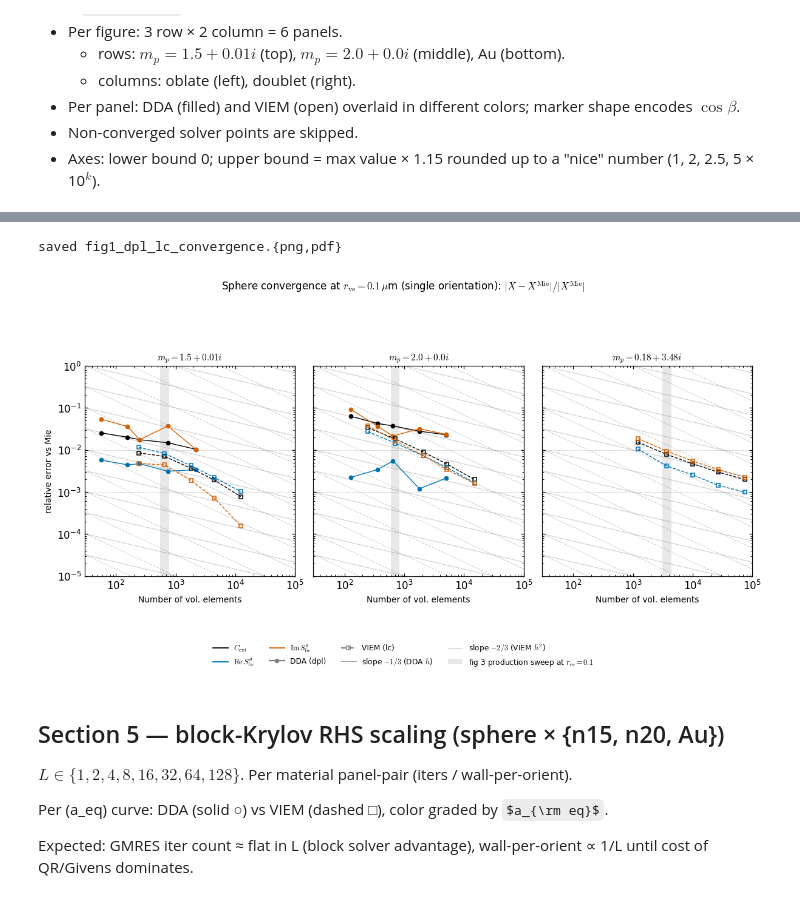
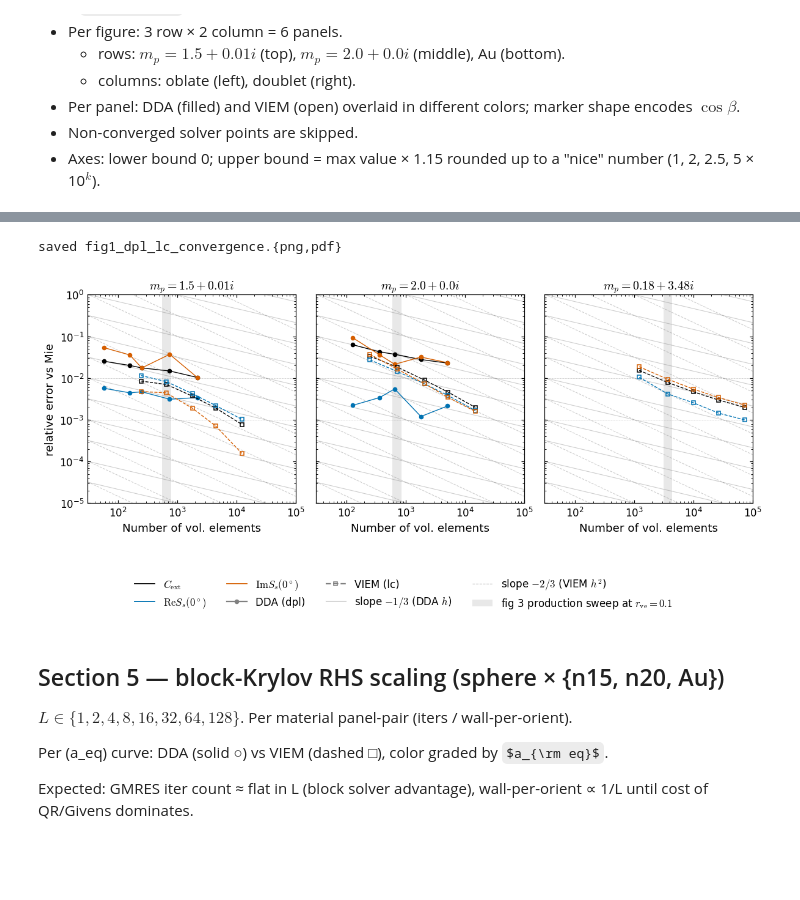
Before and after one commit to NobuhiroMoteki/block-DDA_Py, a Jupyter notebook: dda_results/paper/plot_paper_results.ipynb, the cells around one changed output, grey strips where cells are left out. Drawn from its saved outputs; the diff is of its cells as text; code cells hidden in the pictures; some formulas as TeX source; blank space fills up the shorter version.

```diff
--- a/dda_results/paper/plot_paper_results.ipynb
+++ b/dda_results/paper/plot_paper_results.ipynb
@@ -63,9 +63,9 @@ MATERIAL_LABEL = {
 }
 SHAPE_LABEL = {
     'sphere':  'sphere',
-    'oblate':  'oblate (3:3:1)',
+    'oblate':  r'$\mathrm{oblate}\ (3{:}3{:}1)$',
     'gre':     r'GRE ($\beta_{\rm gre}=0.2$)',
-    'doublet': 'doublet (gap=0.1R)',
+    'doublet': r'$\mathrm{doublet}\ (\mathrm{gap}{=}0.1R)$',
 }
 RVE_LATEX  = r'$r_{\rm ve}$'
 RVE_LABEL  = r'$r_{\rm ve}$ [$\mu$m]'
@@ -75,11 +75,13 @@ plt.rcParams.update({
     'savefig.dpi': 150,
     'axes.grid': False,
     'legend.frameon': False,
-    'legend.fontsize': 8,
-    'axes.labelsize': 9,
-    'axes.titlesize': 10,
+    'legend.fontsize': 11,
+    'axes.labelsize': 12,
+    'axes.titlesize': 12,
     'mathtext.fontset': 'cm',
-    'font.size': 9,
+    'font.size': 11,
+    'xtick.labelsize': 9,
+    'ytick.labelsize': 9,
 })
 
 DDA_KW  = dict(marker='o', s=10, alpha=0.35, c='C0', edgecolors='none', label='DDA')
@@ -739,8 +743,8 @@ from matplotlib.patches import Patch
 
 CONV_OBS = [
     ('C_ext',      'C_ext_mie', r'$C_{\rm ext}$',                       'real'),
-    ('S_fw_theta', 'S_fw_mie',  r'$\mathrm{Re}\,S_{\rm fw}^{\theta}$', 'real'),
-    ('S_fw_theta', 'S_fw_mie',  r'$\mathrm{Im}\,S_{\rm fw}^{\theta}$', 'imag'),
+    ('S_fw_theta', 'S_fw_mie',  r'$\mathrm{Re}S_s(0^\circ)$', 'real'),
+    ('S_fw_theta', 'S_fw_mie',  r'$\mathrm{Im}S_s(0^\circ)$', 'imag'),
 ]
 # Colour distinguishes the observable.  CUD-safe palette (Wong 2011):
 # black for C_ext as the neutral 'total' cross-section, blue/vermillion
@@ -796,9 +800,6 @@ def _ref_value(d, ref_key, kind):
 def plot_phase4(save=True):
     fig, axes = plt.subplots(1, len(MATERIALS), figsize=(11, 5.8),
                               sharex=True, sharey=True)
-    fig.suptitle(r'Sphere convergence at $r_{\rm ve}=0.1\,\mu$m '
-                 r'(single orientation): $|X-X^{\rm Mie}|/|X^{\rm Mie}|$',
-                 y=1.02, fontsize=11)
     obs_colors = PHASE4_OBS_COLORS
 
     for j, mat in enumerate(MATERIALS):
@@ -881,7 +882,7 @@ def plot_phase4(save=True):
                         labelsize=11)
         # Force square axis box (fig 2 panels are also nearly square).
         ax.set_box_aspect(1.0)
-        ax.set_title(MATERIAL_LABEL[mat])
+        ax.set_title(MATERIAL_LABEL[mat], fontsize=13)
         ax.set_xlabel('Number of vol. elements')
         if j == 0:
             ax.set_ylabel('relative error vs Mie')
@@ -889,36 +890,36 @@ def plot_phase4(save=True):
     # Fixed panel limits propagated by sharex/sharey.
     axes[0].set_xlim(*PHASE4_XLIM)
     axes[0].set_ylim(*PHASE4_YLIM)
 
     handles_obs = [Line2D([], [], color=c, lw=1.2, label=latex)
                    for c, (_, _, latex, _) in zip(obs_colors, CONV_OBS)]
     handles_src = [
         Line2D([], [], color='gray', ls='-',  marker='o', markersize=4, label='DDA (dpl)'),
         Line2D([], [], color='gray', ls='--', marker='s', markersize=4,
                mfc='none', label='VIEM (lc)'),
     ]
     handles_slope = [
         Line2D([], [], color='gray', ls='-',  lw=0.7, alpha=0.7,
                label=r'slope $-1/3$ (DDA $h$)'),
         Line2D([], [], color='gray', ls='--', lw=0.7, alpha=0.7,
                label=r'slope $-2/3$ (VIEM $h^2$)'),
     ]
     handles_extra = [
         Patch(facecolor='gray', alpha=0.18, edgecolor='none',
                label=r'fig 3 production sweep at $r_{\rm ve}=0.1$'),
     ]
     fig.legend(handles=handles_obs + handles_src + handles_slope + handles_extra,
-                ncol=4, loc='lower center', bbox_to_anchor=(0.5, 0.0), fontsize=8)
-    plt.tight_layout(rect=(0, 0.14, 1, 0.97))
+                ncol=4, loc='lower center', bbox_to_anchor=(0.5, 0.0), fontsize=11)
+    plt.tight_layout(rect=(0, 0.14, 1, 0.99))
     if save:
         save_fig(fig, 'fig1_dpl_lc_convergence')
     plt.show()
 
 
 plot_phase4()
 # %% [output]
 saved fig1_dpl_lc_convergence.{png,pdf}
-[figure, old version]
+[figure, new version]
 # %% [markdown]
 ## Section 5 — block-Krylov RHS scaling (sphere × {n15, n20, Au})
 
```
Also changed, not shown: parts of 5 cells of this notebook, 4 other files.
